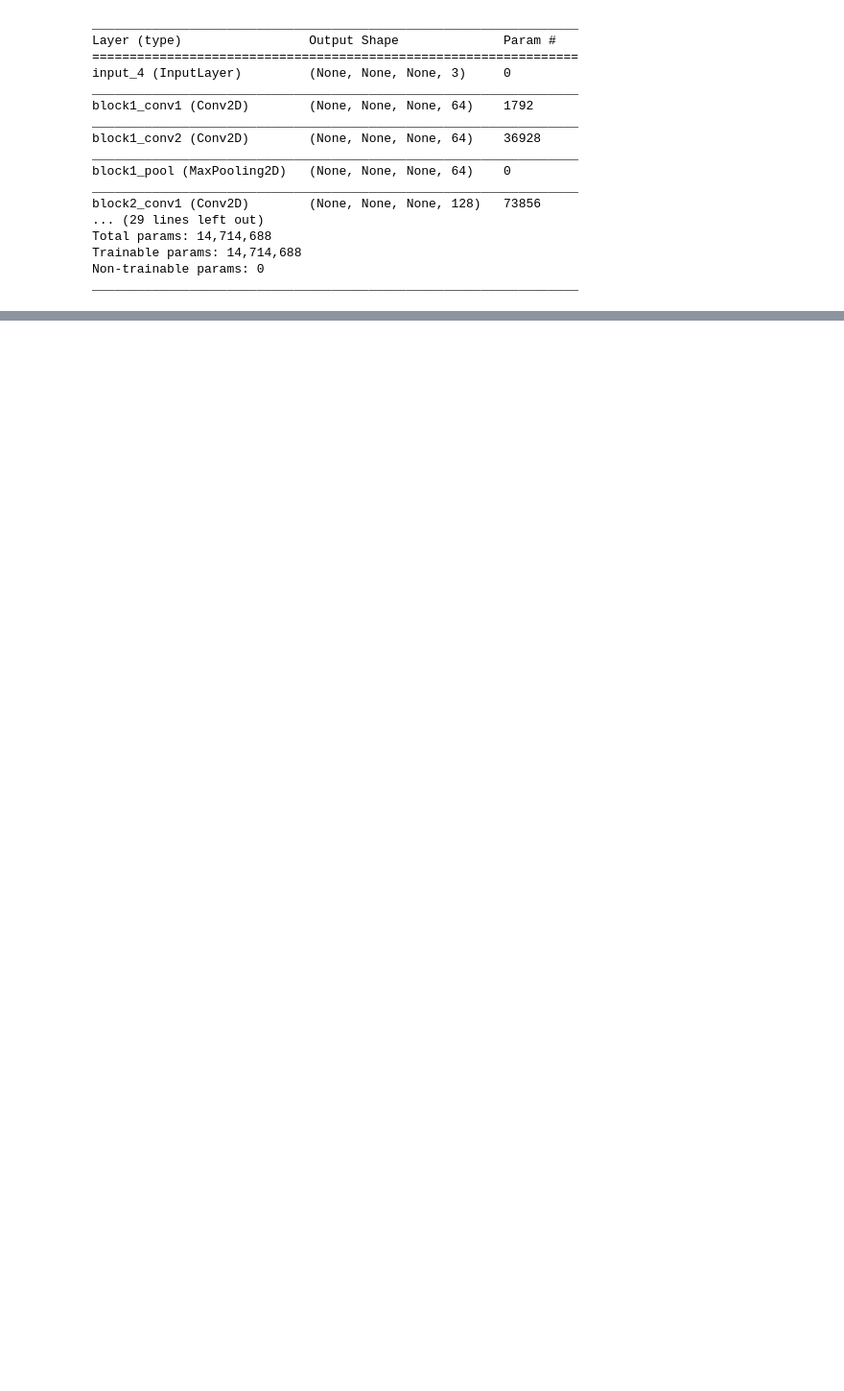
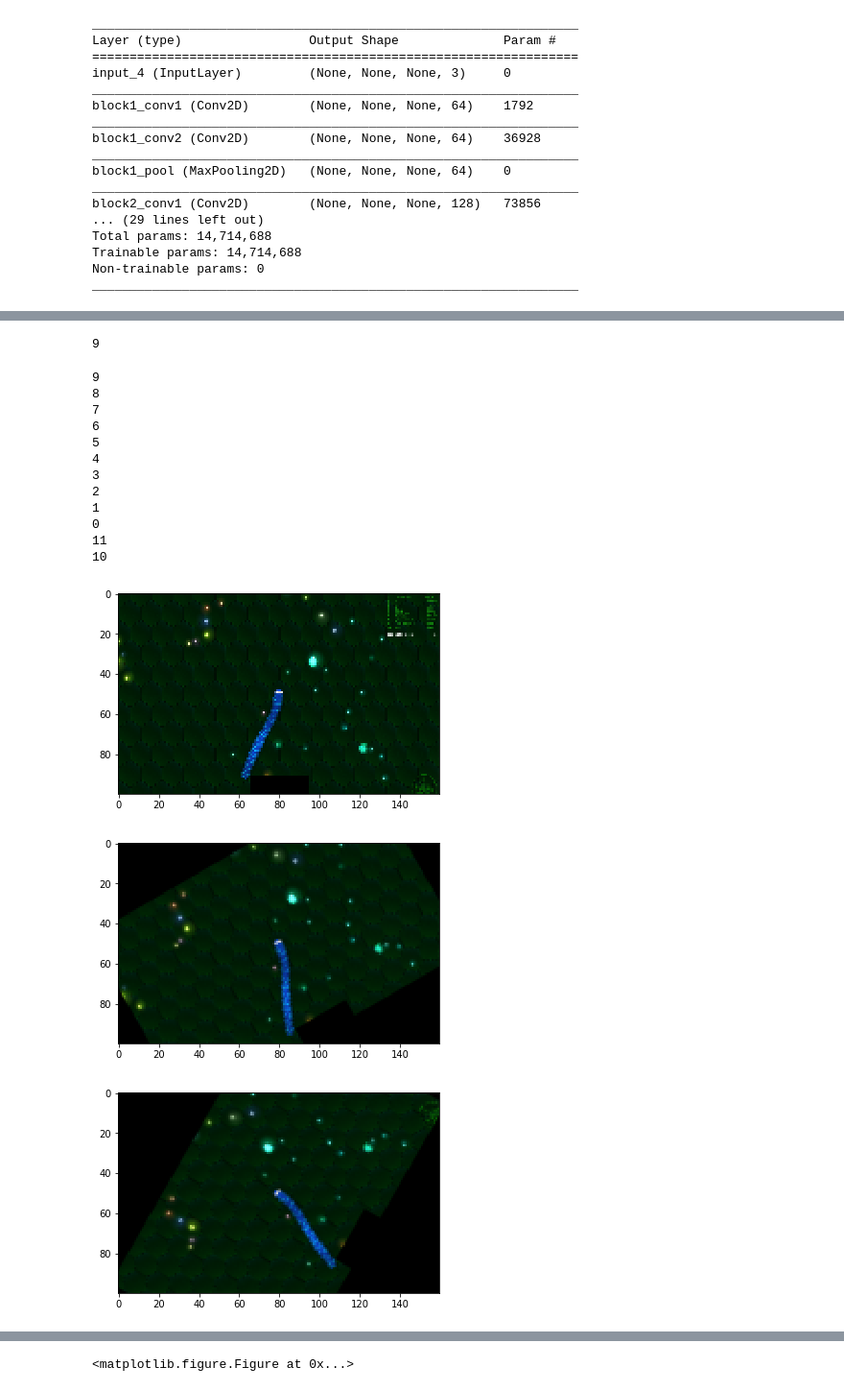
Before and after one commit to LeonidMurashov/Python_Projects, a Jupyter notebook: Keras/Wormax/Untitled.ipynb, the cells around one changed output, grey strips where cells are left out. Shown: that part at 96% size. Cells and saved outputs as stored; diff of their text form; code cells hidden in the pictures; blank space fills up the shorter version.

Commit message:
wormax angle regression, collect new data

```diff
--- a/Keras/Wormax/Untitled.ipynb
+++ b/Keras/Wormax/Untitled.ipynb
@@ -107,7 +107,9 @@ layers[-1].get_weights()
         -0.26279312,  0.04341902, -0.19297054, -0.3953036 , -0.48467368,
         -0.3775534 , -0.14411733], dtype=float32)]
 # %%
-count = [142651.,  88202.,  53316.,  42411.,  56847.,  93134.,  142271.,  104377.,  66154.,  54558.,  70020., 110059.]
+import numpy as np
+count = [15946., 16184., 14976., 13344., 13488., 15604., 18152., 17853., 17455., 16476.,
+ 15772., 14682.]
 count = np.array(count)
 count = count/max(count)
 count = np.round(1/count,2)
@@ -179,0 +203,31 @@ _________________________________________________________________
+# %%
+# little prepocessing
+from math import atan2, pi
+
+def get_angle(x, y):
+    return atan2(y, x)
+
+def get_direction(x, y, n_classes = 12):
+    return round(get_angle(x, y)/2/pi*n_classes)%n_classes
+# %%
+arr = np.load('data_prepared//prepared_frame-0-9572.npy')
+img, target = arr[0][100][0][0], arr[0][100][1]
+get_direction(*target[:2])
+# %% [output]
+9
+# %%
+def rotated_frames2(img, x, y, n_classes):
+    rows, cols = len(img),len(img[0])
+    rot_M_vec = [cv2.getRotationMatrix2D((0, 0), i, 1)[:, :2] for i in np.arange(0, 360, 360 / n_classes)]
+    rot_M_img = [cv2.getRotationMatrix2D((cols/2, rows/2), i, 1) for i in np.arange(0, 360, 360 / n_classes)]
+    vec = np.array([x, y]).T
+    return [[cv2.warpAffine(img, rot_M_img[i], (cols, rows)), np.dot(rot_M_vec[i], vec,)] for i in range(n_classes)]
+
+# Rotating frame and direction counter-clockwise
+def get_rotated_frame(img, rotation, target_direction, n_classes):
+    if rotation != 0:
+        rows, cols = len(img),len(img[0])
+        rot_M = cv2.getRotationMatrix2D((cols/2, rows/2), rotation*360/n_classes, 1)
+        img = cv2.warpAffine(img, rot_M, (cols, rows))
+        target = (target_direction - rotation)%n_classes
+    return img, target_direction
@@ -179,0 +242,22 @@ _________________________________________________________________
+# %%
+frames = rotated_frames2(img, target[0], target[1], 12)
+for i in frames:
+    plt.imshow(i[0])
+    print(get_direction(*i[1]))
+    plt.figure()
+# %% [output]
+9
+8
+7
+6
+5
+4
+3
+2
+1
+0
+11
+10
+[figure, added]
+[figure, added]
+[figure, added]
@@ -179,0 +273 @@ _________________________________________________________________
+<matplotlib.figure.Figure at 0x...>
```
Also changed, not shown: parts of 9 cells of this notebook, 10 other files.
